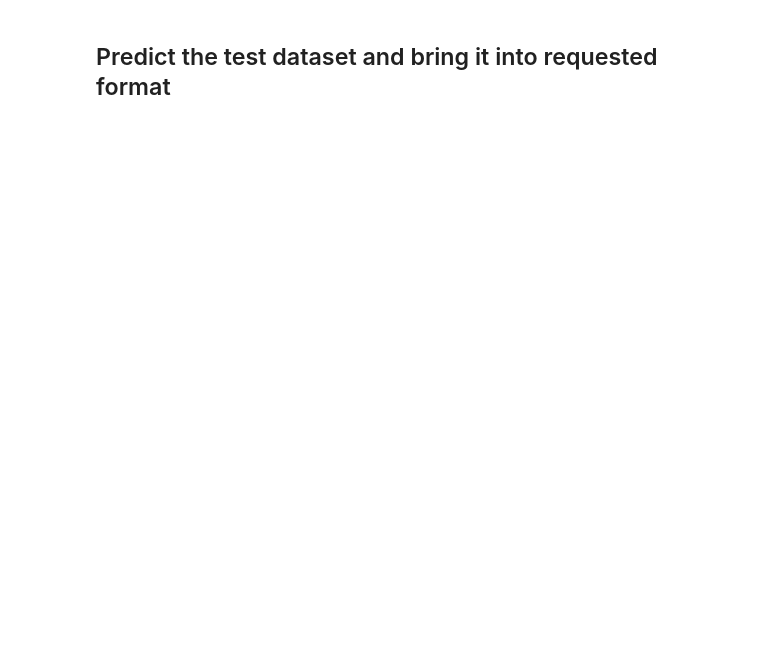
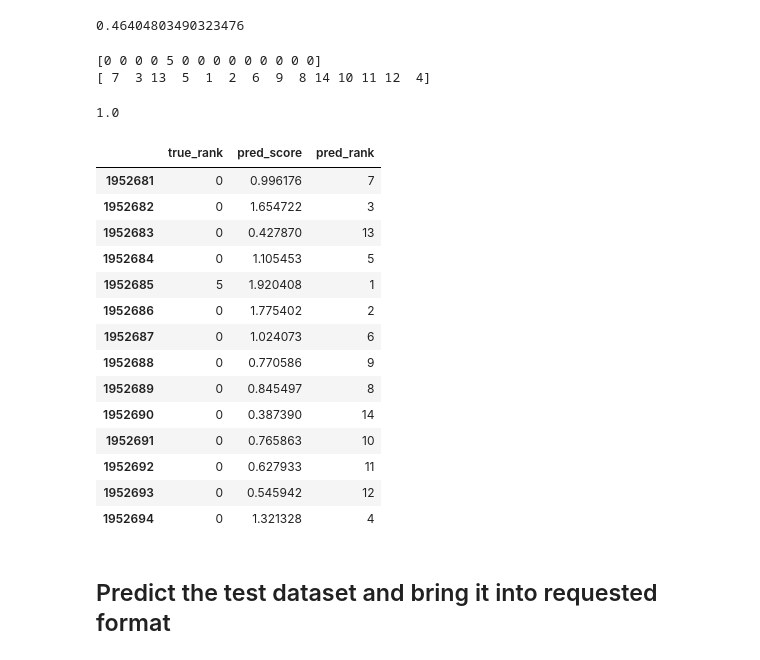
Before and after one commit to PaulHosek/DataMining, a Jupyter notebook: prediction_simple.ipynb, the cells around one changed output. Saved outputs shown, nothing was run; the diff lists cells and outputs as text; code cells hidden in the pictures; blank space fills up the shorter version.

```diff
--- a/prediction_simple.ipynb
+++ b/prediction_simple.ipynb
@@ -90,8 +100,10 @@ X_train, X_test, y_train, y_test = train_test_split(data.drop(['click_bool', 'gr
 #X_train, y_train = X_bal, y_bal
 # %%
 # much better than just replacing with 0
-X_train = X_train.fillna(-9999)
-baseline = GradientBoostingRegressor(n_estimators = 100, max_leaf_nodes=None, max_depth=3, min_samples_split=10**4, max_features=int(0.4* X_train.shape[1]), random_state=42)
+# X_train = X_train.fillna(-9999)
+# baseline = GradientBoostingRegressor(n_estimators = 100, max_leaf_nodes=None, max_depth=3, random_state=42)
+
+baseline = HistGradientBoostingRegressor(random_state=42)
 # %%
 # hyper param tuning
 # param_dist = {'min_samples_split' : [2, 10_000], 'max_depth' : [3, 15]}
@@ -124,0 +127,3 @@ score 0.10339850509959866
+# %%
+test_data['pred_score'] = baseline.predict(test_data.drop(['true_rank', 'srch_id','click_bool', 'gross_bookings_usd', 'booking_bool', 'position', 'target']
+                                      , axis=1))
@@ -124,0 +140,2 @@ score 0.10339850509959866
+# %%
+test_data['pred_rank'] = test_data.groupby('srch_id')['pred_score'].rank(ascending=False).astype(int)
@@ -125,3 +161,36 @@ score 0.10339850509959866
+# %%
+mean_ndcg
+# %% [output]
+0.46404803490323476
+# %%
+id = list(test_ids)[7]
+print(test_data['true_rank'].loc[test_data['srch_id'] == id].astype(int).to_numpy())
+print(test_data['pred_rank'].loc[test_data['srch_id'] == id].to_numpy())
+ndcg_score([test_data['true_rank'].loc[test_data['srch_id'] == id].astype(int).to_numpy()], [test_data['pred_score'].loc[test_data['srch_id'] == id].to_numpy()], k = 5)
+# %% [output]
+[0 0 0 0 5 0 0 0 0 0 0 0 0 0]
+[ 7  3 13  5  1  2  6  9  8 14 10 11 12  4]
+1.0
+# %%
+id = list(test_ids)[7]
+
+test_data[['true_rank', 'pred_score', 'pred_rank']].loc[test_data['srch_id'] == id].head(20)
+# %% [output]
+|  | true_rank | pred_score | pred_rank |
+| 1952681 | 0 | 0.996176 | 7 |
+| 1952682 | 0 | 1.654722 | 3 |
+| 1952683 | 0 | 0.427870 | 13 |
+| 1952684 | 0 | 1.105453 | 5 |
+| 1952685 | 5 | 1.920408 | 1 |
+| 1952686 | 0 | 1.775402 | 2 |
+| 1952687 | 0 | 1.024073 | 6 |
+| 1952688 | 0 | 0.770586 | 9 |
+| 1952689 | 0 | 0.845497 | 8 |
+| 1952690 | 0 | 0.387390 | 14 |
+| 1952691 | 0 | 0.765863 | 10 |
+| 1952692 | 0 | 0.627933 | 11 |
+| 1952693 | 0 | 0.545942 | 12 |
+| 1952694 | 0 | 1.321328 | 4 |
 # %% [markdown]
 ## Predict the test dataset and bring it into requested format
 # %%
```
Also changed, not shown: parts of 23 cells of this notebook, 9 other files.
